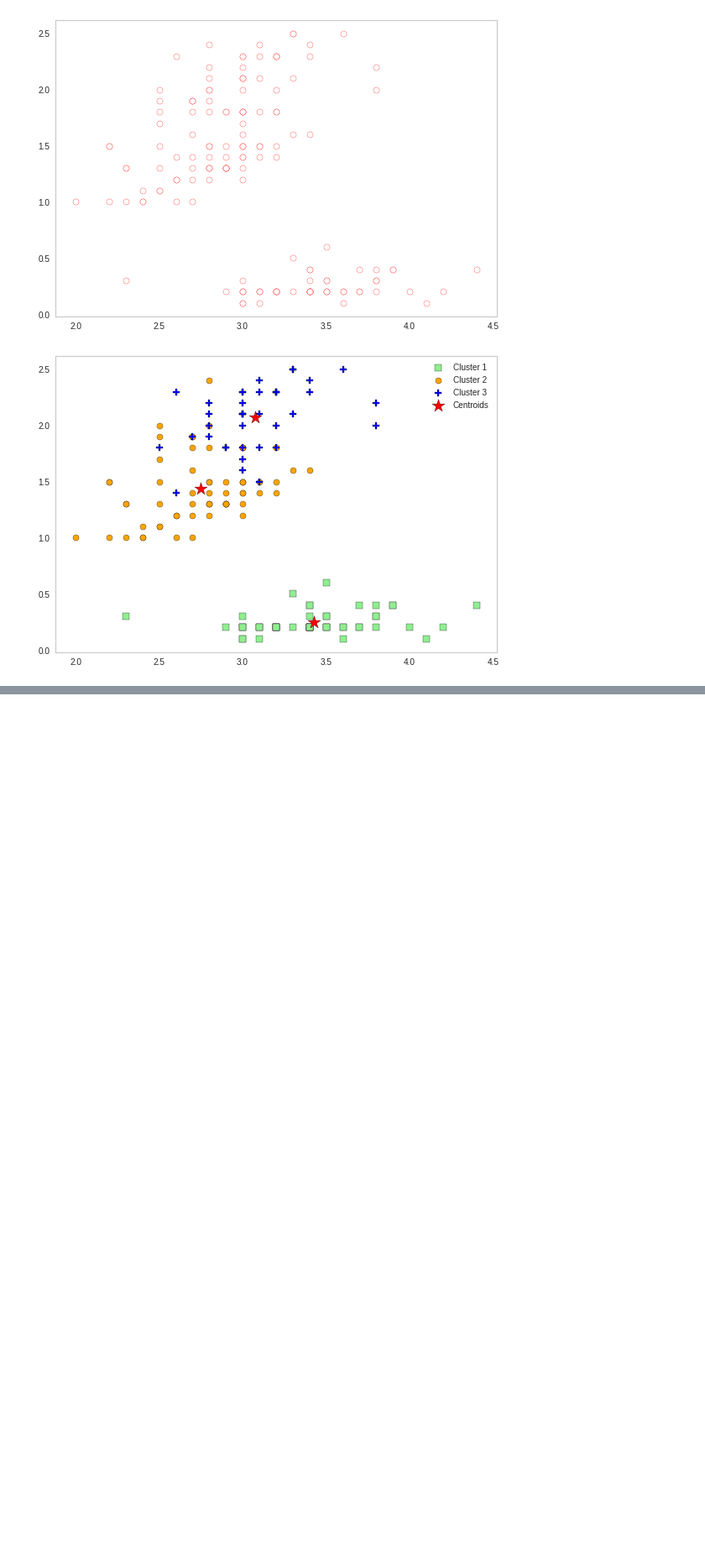
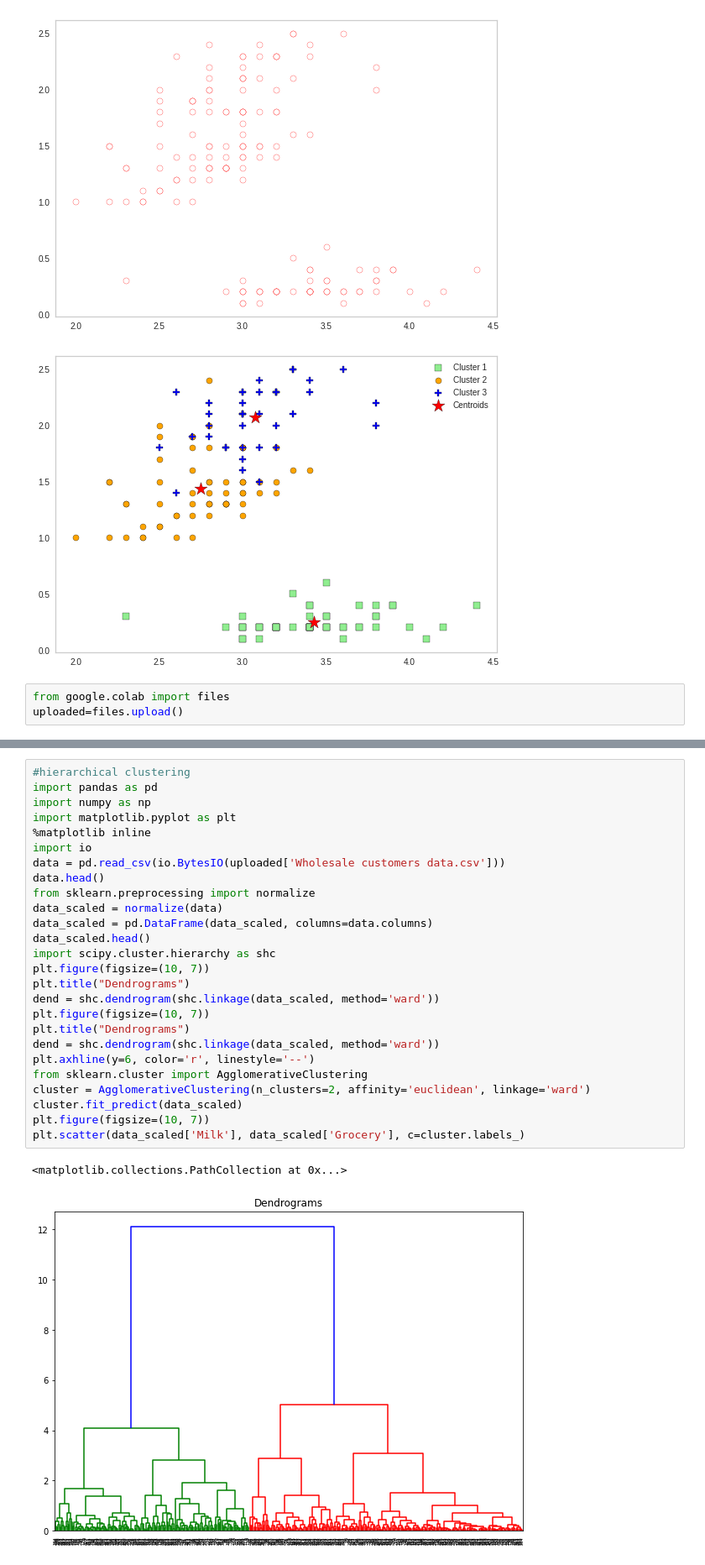
Before and after one commit to harpalpatel/web-mining-lab, a Jupyter notebook: webmining.ipynb, the cells around one changed output, grey strips where cells are left out. Shown: that part at 84% size. Saved outputs shown, nothing was run; the diff lists cells and outputs as text; blank space fills up the shorter version.

```diff
--- a/webmining.ipynb
+++ b/webmining.ipynb
@@ -720,3 +574,6 @@ plt.show()
 # %% [output]
 [figure]
 [figure]
+# %%
+from google.colab import files
+uploaded=files.upload()
@@ -722,0 +583,29 @@ plt.show()
+# %%
+#hierarchical clustering
+import pandas as pd
+import numpy as np
+import matplotlib.pyplot as plt
+%matplotlib inline
+import io
+data = pd.read_csv(io.BytesIO(uploaded['Wholesale customers data.csv']))
+data.head()
+from sklearn.preprocessing import normalize
+data_scaled = normalize(data)
+data_scaled = pd.DataFrame(data_scaled, columns=data.columns)
+data_scaled.head()
+import scipy.cluster.hierarchy as shc
+plt.figure(figsize=(10, 7))
+plt.title("Dendrograms")
+dend = shc.dendrogram(shc.linkage(data_scaled, method='ward'))
+plt.figure(figsize=(10, 7))
+plt.title("Dendrograms")
+dend = shc.dendrogram(shc.linkage(data_scaled, method='ward'))
+plt.axhline(y=6, color='r', linestyle='--')
+from sklearn.cluster import AgglomerativeClustering
+cluster = AgglomerativeClustering(n_clusters=2, affinity='euclidean', linkage='ward')
+cluster.fit_predict(data_scaled)
+plt.figure(figsize=(10, 7))
+plt.scatter(data_scaled['Milk'], data_scaled['Grocery'], c=cluster.labels_)
+# %% [output]
+<matplotlib.collections.PathCollection at 0x...>
+[figure, added]
```
Also changed, not shown: parts of 10 cells of this notebook.
